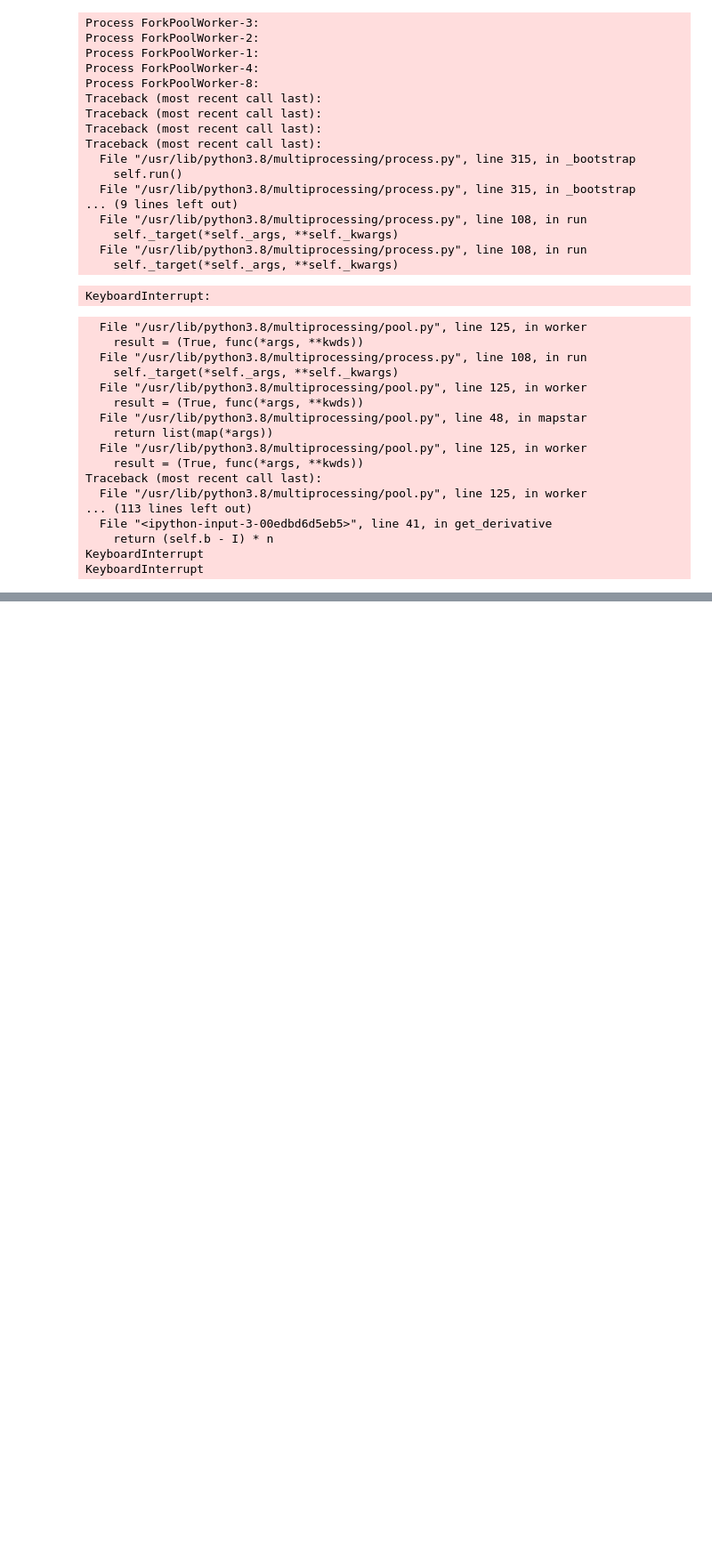
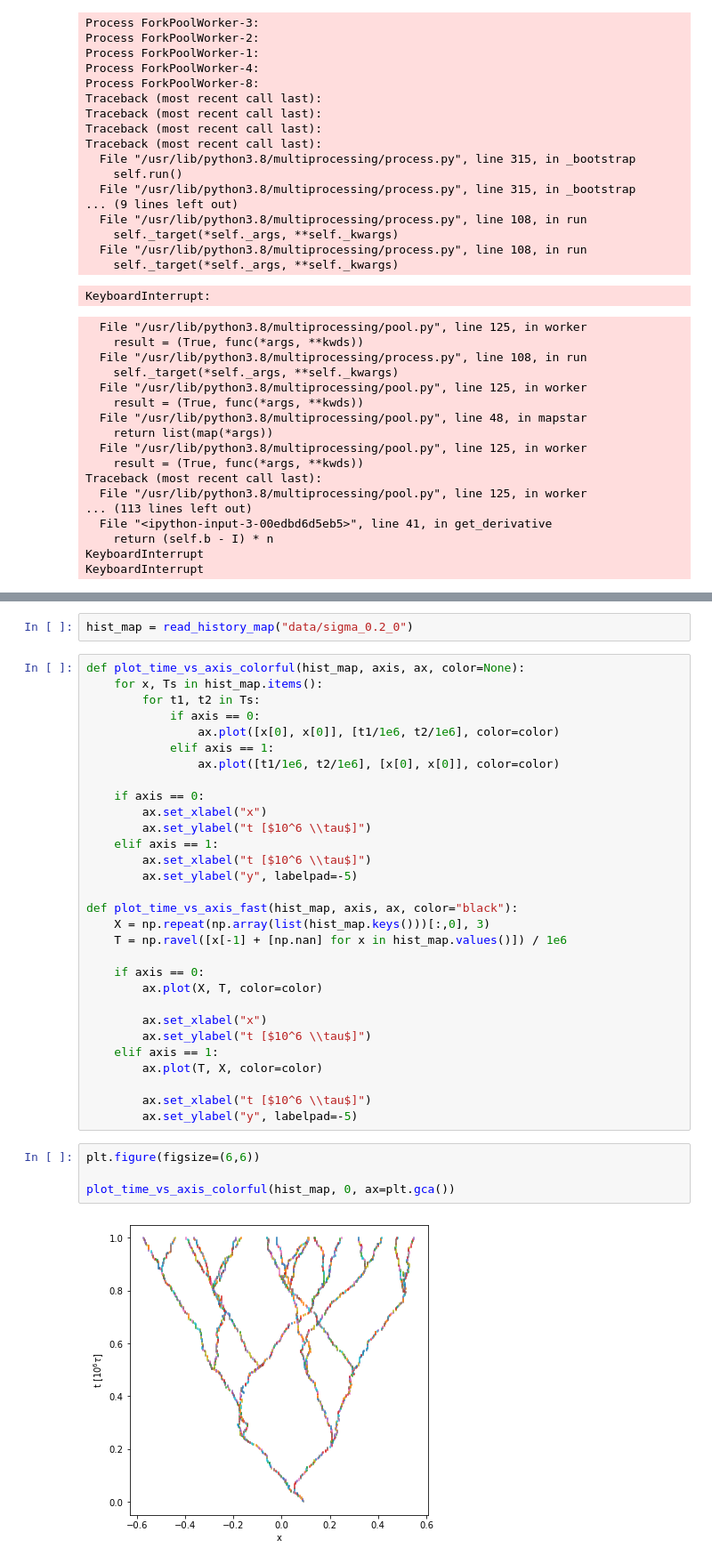
Before and after one commit to Balazzs/2D_speciation, a Jupyter notebook: thing.ipynb, the cells around one changed output, grey strips where cells are left out. Shown: that part at 89% size. Drawn from its saved outputs; the diff is of its cells as text; blank space fills up the shorter version.

Commit message:
rewrite of time vs axis and 2d plot + new colorful plots

```diff
--- a/thing.ipynb
+++ b/thing.ipynb
@@ -288,0 +323,38 @@ KeyboardInterrupt
+# %%
+hist_map = read_history_map("data/sigma_0.2_0")
+# %%
+def plot_time_vs_axis_colorful(hist_map, axis, ax, color=None):
+    for x, Ts in hist_map.items():
+        for t1, t2 in Ts:
+            if axis == 0:
+                ax.plot([x[0], x[0]], [t1/1e6, t2/1e6], color=color)
+            elif axis == 1:
+                ax.plot([t1/1e6, t2/1e6], [x[0], x[0]], color=color)
+
+    if axis == 0:
+        ax.set_xlabel("x")
+        ax.set_ylabel("t [$10^6 \\tau$]")
+    elif axis == 1:
+        ax.set_xlabel("t [$10^6 \\tau$]")
+        ax.set_ylabel("y", labelpad=-5)
+
+def plot_time_vs_axis_fast(hist_map, axis, ax, color="black"):
+    X = np.repeat(np.array(list(hist_map.keys()))[:,0], 3)
+    T = np.ravel([x[-1] + [np.nan] for x in hist_map.values()]) / 1e6
+
+    if axis == 0:
+        ax.plot(X, T, color=color)
+
+        ax.set_xlabel("x")
+        ax.set_ylabel("t [$10^6 \\tau$]")
+    elif axis == 1:
+        ax.plot(T, X, color=color)
+
+        ax.set_xlabel("t [$10^6 \\tau$]")
+        ax.set_ylabel("y", labelpad=-5)
+# %%
+plt.figure(figsize=(6,6))
+
+plot_time_vs_axis_colorful(hist_map, 0, ax=plt.gca())
+# %% [output]
+[figure, added]
```
Also changed, not shown: parts of 8 cells of this notebook.
